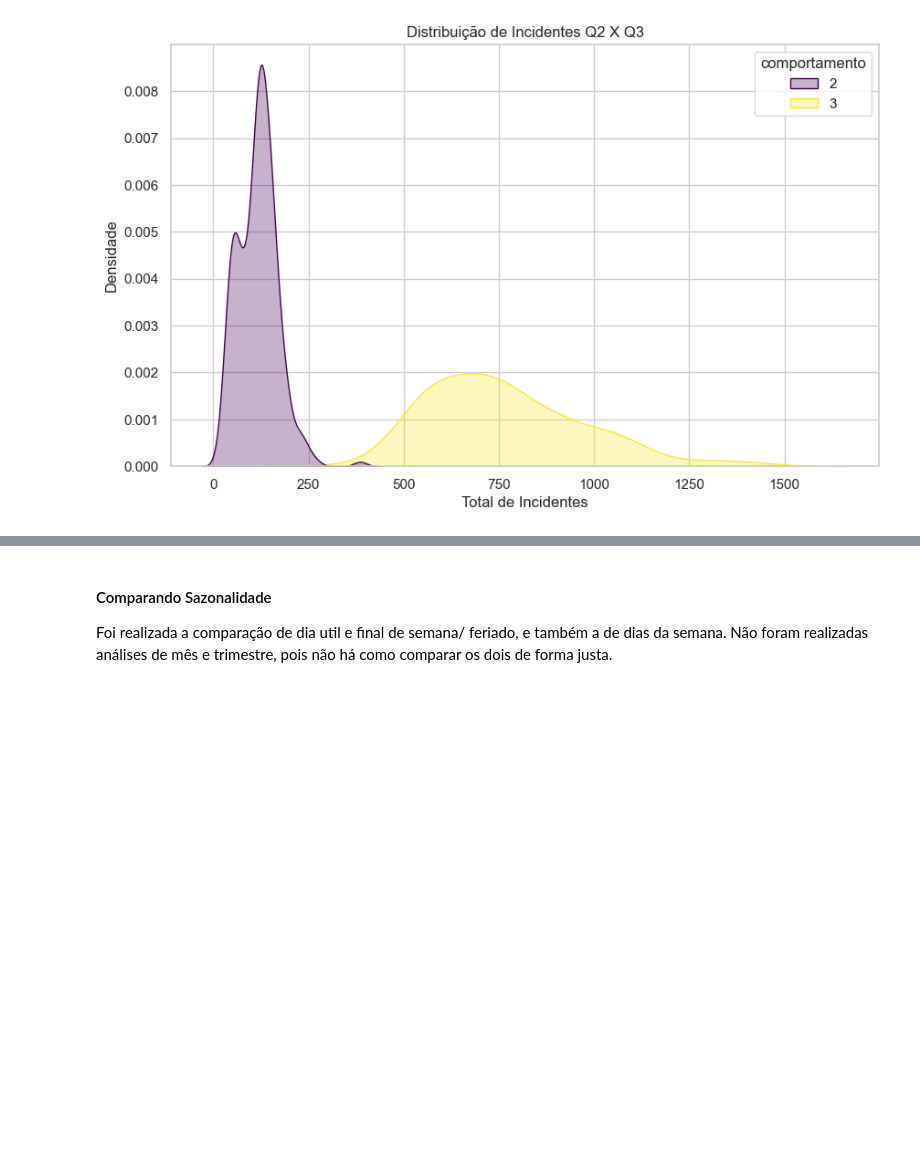
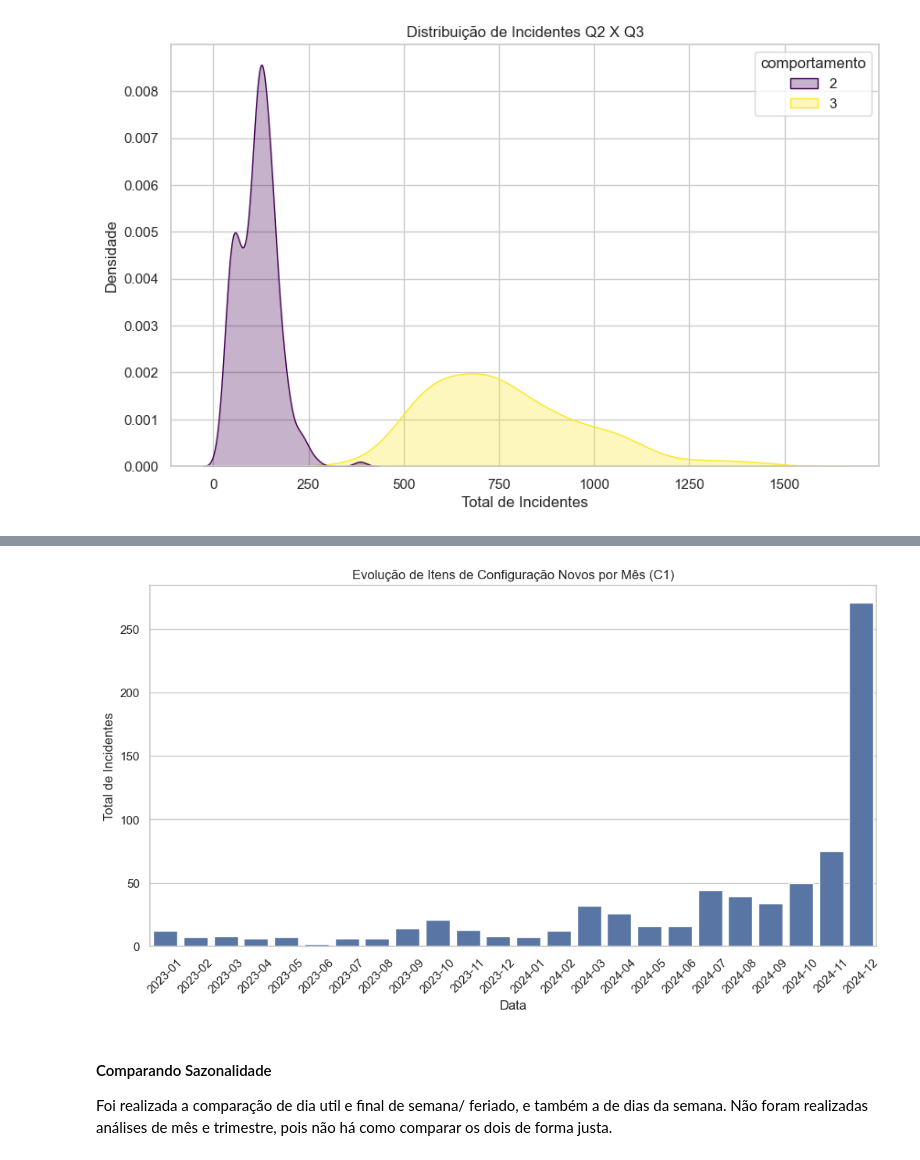
Before and after one commit to jffdevbr/challenge_locaweb, a Jupyter notebook: notebooks/data_exploration_target_behavior.ipynb, the cells around one changed output, grey strips where cells are left out. Cells and saved outputs as stored; diff of their text form; code cells hidden in the pictures; blank space fills up the shorter version.

```diff
--- a/notebooks/data_exploration_target_behavior.ipynb
+++ b/notebooks/data_exploration_target_behavior.ipynb
@@ -740,3 +761,14 @@ plt.show()
+# %%
+# Gráfico de número de incidentes por mês
+plt.figure(figsize=(12, 6))
+sns.barplot(data=incidentes_por_mes_C1, x=incidentes_por_mes_C1.index, y='total_incidentes')
+plt.title("Evolução de Itens de Configuração Novos por Mês (C1)")
+plt.xlabel("Data")
+plt.ylabel("Total de Incidentes")
+plt.xticks(rotation=45)
+plt.show()
+# %% [output]
+[figure, added]
 # %% [markdown]
 #### Comparando Sazonalidade
 Foi realizada a comparação de dia util e final de semana/ feriado, e também a de dias da semana. Não foram realizadas análises de mês e trimestre, pois não há como comparar os dois de forma justa.
```
Also changed, not shown: parts of 18 cells of this notebook.
